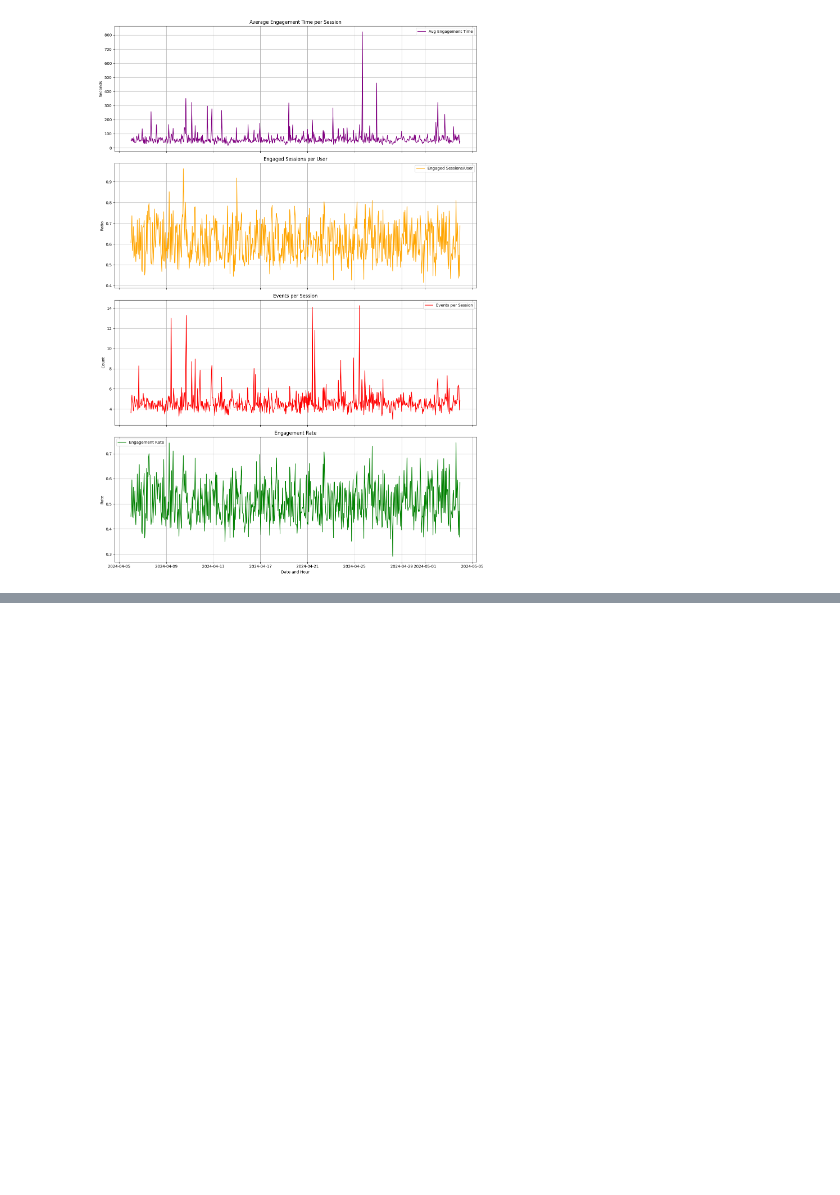
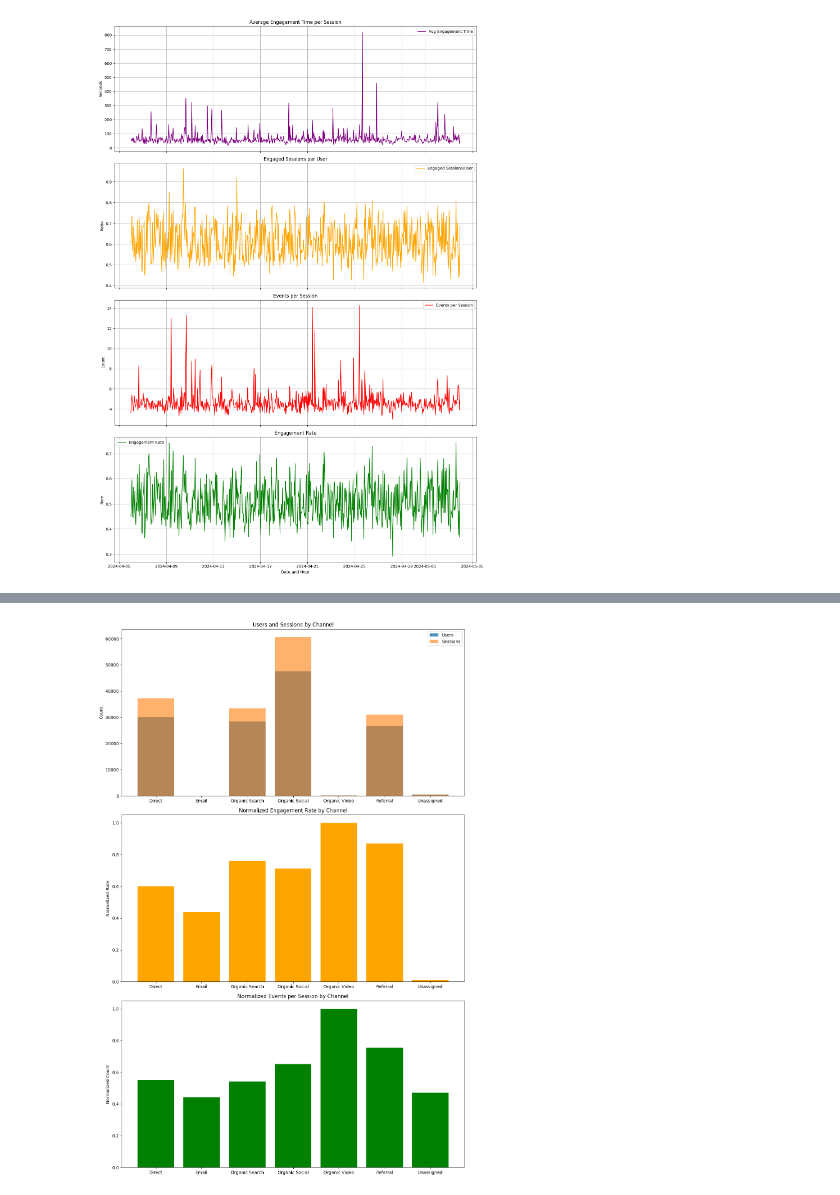
Before and after one commit to Plestan/Website-Performance-Analysis, a Jupyter notebook: performance_analysis.ipynb, the cells around one changed output, grey strips where cells are left out. Saved outputs shown, nothing was run; the diff lists cells and outputs as text; code cells hidden in the pictures; blank space fills up the shorter version.

```diff
--- a/performance_analysis.ipynb
+++ b/performance_analysis.ipynb
@@ -152,0 +184,38 @@ The user engagement analysis provides insights into how visitors interact with t
+# %%
+# group data by channel and aggregate necessary metrics
+channel_performance = data.groupby('Session primary channel group (Default channel group)').agg({
+    'Users': 'sum',
+    'Sessions': 'sum',
+    'Engaged sessions': 'sum',
+    'Engagement rate': 'mean',
+    'Events per session': 'mean'
+})
+
+# normalize engagement rate and events per session for comparison
+channel_performance['Normalized Engagement Rate'] = channel_performance['Engagement rate'] / channel_performance['Engagement rate'].max()
+channel_performance['Normalized Events per Session'] = channel_performance['Events per session'] / channel_performance['Events per session'].max()
+
+# plotting channel performance metrics
+fig, ax = plt.subplots(3, 1, figsize=(12, 18))
+
+# users and sessions by channel
+ax[0].bar(channel_performance.index, channel_performance['Users'], label='Users', alpha=0.8)
+ax[0].bar(channel_performance.index, channel_performance['Sessions'], label='Sessions', alpha=0.6)
+ax[0].set_title('Users and Sessions by Channel')
+ax[0].set_ylabel('Count')
+ax[0].legend()
+
+# normalized engagement rate by channel
+ax[1].bar(channel_performance.index, channel_performance['Normalized Engagement Rate'], color='orange')
+ax[1].set_title('Normalized Engagement Rate by Channel')
+ax[1].set_ylabel('Normalized Rate')
+
+# normalized events per session by channel
+ax[2].bar(channel_performance.index, channel_performance['Normalized Events per Session'], color='green')
+ax[2].set_title('Normalized Events per Session by Channel')
+ax[2].set_ylabel('Normalized Count')
+
+plt.tight_layout()
+plt.show()
+# %% [output]
+[figure, added]
```
Also changed, not shown: parts of 11 cells of this notebook.
